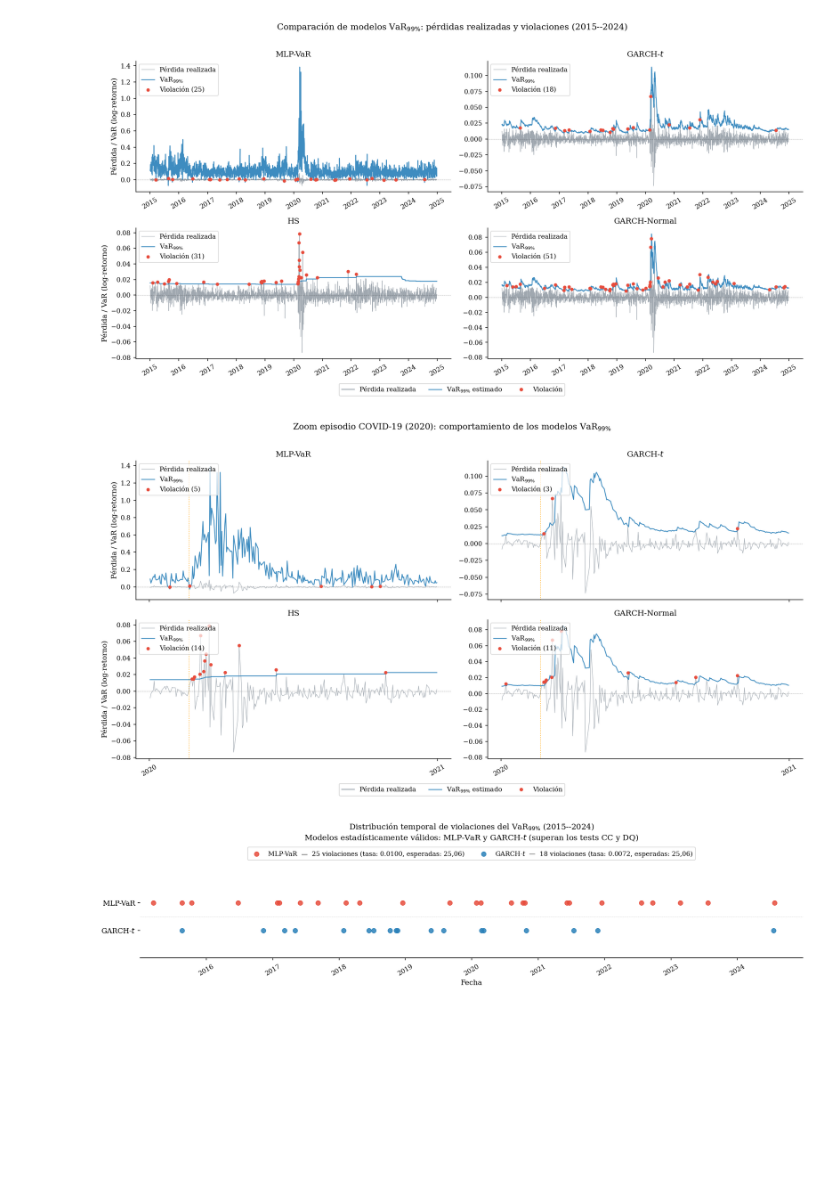
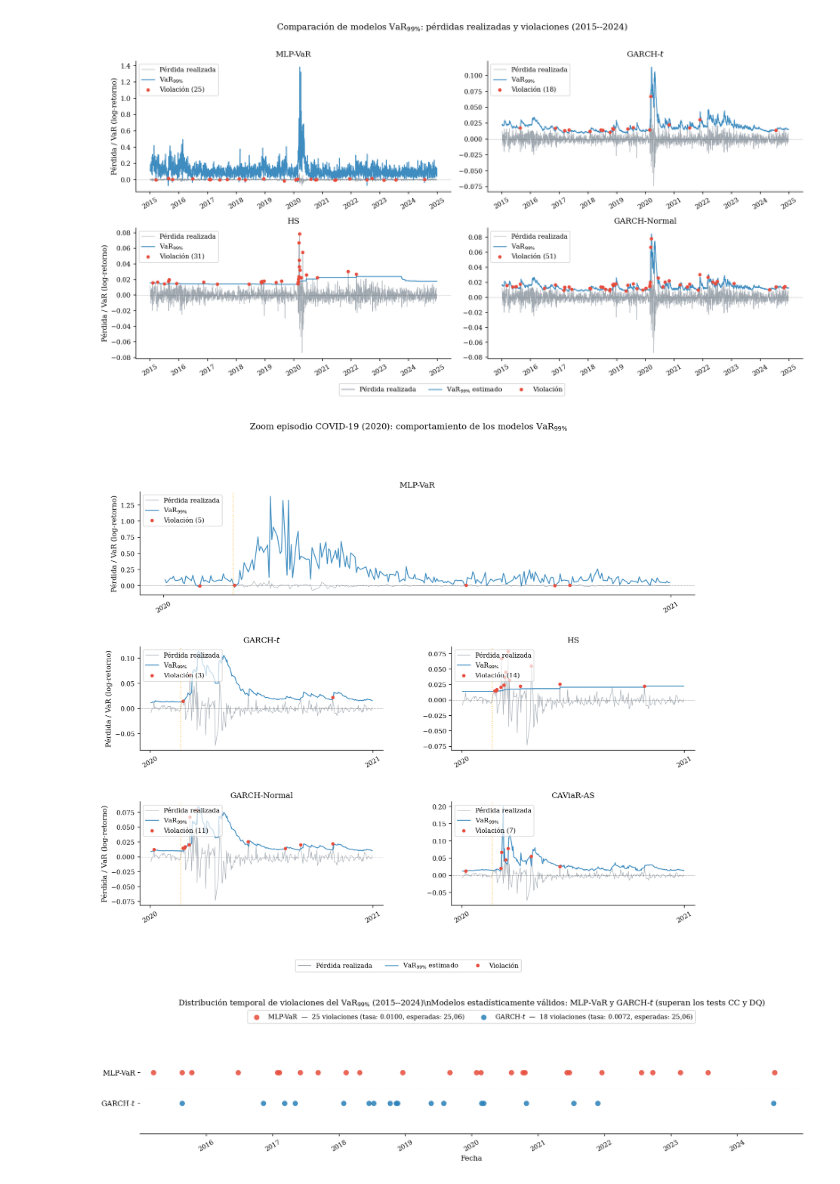
Before and after one commit to gonzalolopezgarcia/TFG-GONZALO-LOPEZ-GARCIA-2026, a Jupyter notebook: notebooks/extraplots.ipynb, the cells around one changed output. Cells and saved outputs as stored; diff of their text form; code cells hidden in the pictures; blank space fills up the shorter version.

```diff
--- a/notebooks/extraplots.ipynb
+++ b/notebooks/extraplots.ipynb
@@ -9,13 +9,18 @@ from matplotlib.lines import Line2D
 # CARGA DE DATOS
 # =========================================================
 
-nn   = pd.read_csv("../data/nn_var_predictions_20.csv",      index_col=0, parse_dates=True)
-hs   = pd.read_csv("../data/hs_var_predictions.csv",          index_col=0, parse_dates=True)
-ga_t = pd.read_csv("../data/garch_t_var_predictions.csv",     index_col=0, parse_dates=True)
-ga_n = pd.read_csv("../data/garch_n_var_predictions.csv",     index_col=0, parse_dates=True)
+nn     = pd.read_csv("../data/nn_var_predictions_20.csv",      index_col=0, parse_dates=True)
+hs     = pd.read_csv("../data/hs_var_predictions.csv",          index_col=0, parse_dates=True)
+ga_t   = pd.read_csv("../data/garch_t_var_predictions.csv",     index_col=0, parse_dates=True)
+ga_n   = pd.read_csv("../data/garch_n_var_predictions.csv",     index_col=0, parse_dates=True)
+caviar = pd.read_csv("../data/caviar_var_predictions.csv",       index_col=0, parse_dates=True)
 
-idx  = nn.index.intersection(hs.index).intersection(ga_t.index).intersection(ga_n.index)
-nn, hs, ga_t, ga_n = nn.loc[idx], hs.loc[idx], ga_t.loc[idx], ga_n.loc[idx]
+idx = (nn.index.intersection(hs.index)
+               .intersection(ga_t.index)
+               .intersection(ga_n.index)
+               .intersection(caviar.index))
+nn, hs, ga_t, ga_n, caviar = (nn.loc[idx], hs.loc[idx], ga_t.loc[idx],
+                               ga_n.loc[idx], caviar.loc[idx])
 
 data = {
     "MLP-VaR":      {"loss": nn["loss_real"].values,
@@ -30,6 +35,9 @@ data = {
     "GARCH-Normal": {"loss": ga_n["loss_real"].values,
                      "var":  ga_n["VaR_GARCH_n"].values,
                      "dates": ga_n.index},
+    "CAViaR-AS":    {"loss": caviar["loss_real"].values,
+                     "var":  caviar["VaR_CAViaR"].values,
+                     "dates": caviar.index},
 }
 
 # =========================================================
@@ -61,7 +69,7 @@ def plot_single(ax, dates, loss, var, title, show_ylabel=True):
     ax.plot(dates, loss, color=LOSS_COLOR, lw=0.6, alpha=ALPHA_LOSS,
             zorder=2, label="Pérdida realizada")
     ax.plot(dates, var,  color=VAR_COLOR,  lw=1.2, alpha=ALPHA_VAR,
-            zorder=3, label="VaR$_{99\%}$")
+            zorder=3, label="VaR$_{99\\%}$")
     ax.scatter(dates[I], loss[I], color=VIOL_COLOR, s=14, zorder=5,
                label=f"Violación ({I.sum()})")
     ax.axhline(0, color="black", lw=0.4, ls="--", alpha=0.4)
@@ -78,7 +86,7 @@ legend_elements = [
     Line2D([0], [0], color=LOSS_COLOR, lw=0.8, alpha=0.7,
            label="Pérdida realizada"),
     Line2D([0], [0], color=VAR_COLOR,  lw=1.2, alpha=0.9,
-           label="VaR$_{99\%}$ estimado"),
+           label="VaR$_{99\\%}$ estimado"),
     Line2D([0], [0], marker="o", color="w", markerfacecolor=VIOL_COLOR,
            markersize=6, label="Violación"),
 ]
@@ -92,7 +100,7 @@ fig1, ax1 = plt.subplots(figsize=(11, 4))
 d = data["MLP-VaR"]
 plot_single(ax1, d["dates"], d["loss"], d["var"],
             title="MLP-VaR: pérdidas realizadas y estimaciones "
-                  "VaR$_{99\%}$ (2015--2024)")
+                  "VaR$_{99\\%}$ (2015--2024)")
 fig1.tight_layout()
 fig1.savefig("../figures/fig_mlp_var_full.pdf", bbox_inches="tight")
 fig1.savefig("../figures/fig_mlp_var_full.png", bbox_inches="tight")
@@ -100,7 +108,7 @@ print("Guardado: fig_mlp_var_full.pdf / .png")
 
 
 # =========================================================
-# FIGURA 2 — Panel 2x2 con los cuatro modelos
+# FIGURA 2 — Panel 2x2 con los cuatro modelos clásicos
 # =========================================================
 
 model_order = ["MLP-VaR", "GARCH-$t$", "HS", "GARCH-Normal"]
@@ -115,7 +123,7 @@ for i, name in enumerate(model_order):
                 title=name, show_ylabel=(i % 2 == 0))
 
 fig2.suptitle(
-    "Comparación de modelos VaR$_{99\%}$: pérdidas realizadas "
+    "Comparación de modelos VaR$_{99\\%}$: pérdidas realizadas "
     "y violaciones (2015--2024)",
     fontsize=12, y=1.01
 )
@@ -129,32 +137,47 @@ print("Guardado: fig_panel_4models.pdf / .png")
 
 # =========================================================
 # FIGURA 3 — Zoom COVID-19: enero 2020 - diciembre 2020
+#            MLP-VaR arriba (ancho completo)
+#            GARCH-t | HS  (fila 2)
+#            GARCH-N | CAViaR-AS (fila 3)
 # =========================================================
 
 covid_start = pd.Timestamp("2020-01-01")
 covid_end   = pd.Timestamp("2020-12-31")
 
-fig3, axes3 = plt.subplots(2, 2, figsize=(14, 7),
-                            sharex=True, sharey=False)
-axes3 = axes3.flatten()
+bottom_models = ["GARCH-$t$", "HS", "GARCH-Normal", "CAViaR-AS"]
 
-for i, name in enumerate(model_order):
+fig3 = plt.figure(figsize=(14, 10.5))
+gs   = fig3.add_gridspec(3, 2, hspace=0.50, wspace=0.28)
+
+ax_top  = fig3.add_subplot(gs[0, :])
+ax_bot  = [fig3.add_subplot(gs[1 + r, c]) for r in range(2) for c in range(2)]
+
+# Panel superior — MLP-VaR
+d    = data["MLP-VaR"]
+mask = (d["dates"] >= covid_start) & (d["dates"] <= covid_end)
+plot_single(ax_top, d["dates"][mask], d["loss"][mask], d["var"][mask],
+            title="MLP-VaR", show_ylabel=True)
+ax_top.axvline(pd.Timestamp("2020-02-20"), color="orange",
+               lw=1.0, ls=":", alpha=0.8, zorder=1)
+
+# Paneles inferiores — 4 modelos en 2×2
+for ax, name in zip(ax_bot, bottom_models):
     d    = data[name]
     mask = (d["dates"] >= covid_start) & (d["dates"] <= covid_end)
-    plot_single(axes3[i],
-                d["dates"][mask], d["loss"][mask], d["var"][mask],
-                title=name, show_ylabel=(i % 2 == 0))
-    axes3[i].axvline(pd.Timestamp("2020-02-20"), color="orange",
-                     lw=1.0, ls=":", alpha=0.8, zorder=1)
+    show_y = (ax is ax_bot[0]) or (ax is ax_bot[2])
+    plot_single(ax, d["dates"][mask], d["loss"][mask], d["var"][mask],
+                title=name, show_ylabel=show_y)
+    ax.axvline(pd.Timestamp("2020-02-20"), color="orange",
+               lw=1.0, ls=":", alpha=0.8, zorder=1)
 
 fig3.suptitle(
     "Zoom episodio COVID-19 (2020): comportamiento de los modelos "
-    "VaR$_{99\%}$",
+    "VaR$_{99\\%}$",
     fontsize=12, y=1.01
 )
 fig3.legend(handles=legend_elements, loc="lower center",
-            ncol=3, framealpha=0.8, bbox_to_anchor=(0.5, -0.04))
-fig3.tight_layout()
+            ncol=3, framealpha=0.8, bbox_to_anchor=(0.5, -0.02))
 fig3.savefig("../figures/fig_zoom_covid.pdf", bbox_inches="tight")
 fig3.savefig("../figures/fig_zoom_covid.png", bbox_inches="tight")
 print("Guardado: fig_zoom_covid.pdf / .png")
@@ -200,34 +223,34 @@ ax4.set_xlabel("Fecha", fontsize=10)
 ax4.spines["top"].set_visible(False)
 ax4.spines["right"].set_visible(False)
 ax4.spines["left"].set_visible(False)
 ax4.axhline(1.0, color="grey", lw=0.4, ls="--", alpha=0.4)
 
 ax4.legend(loc="upper center", framealpha=0.8,
            bbox_to_anchor=(0.5, 1.18), ncol=2, fontsize=9)
 
 ax4.set_title(
-    "Distribución temporal de violaciones del VaR$_{99\%}$ (2015--2024)\n"
+    "Distribución temporal de violaciones del VaR$_{99\\%}$ (2015--2024)\\n"
     "Modelos estadísticamente válidos: MLP-VaR y GARCH-$t$ "
     "(superan los tests CC y DQ)",
     fontsize=11, pad=30
 )
 
 fig4.tight_layout()
 fig4.savefig("../figures/fig_violaciones_temporales.pdf", bbox_inches="tight")
 fig4.savefig("../figures/fig_violaciones_temporales.png", bbox_inches="tight")
 
 plt.show()
-print("\nFiguras generadas correctamente.")
+print("\\nFiguras generadas correctamente.")
 print("Archivos producidos:")
 print("  fig_mlp_var_full.pdf / .png")
 print("  fig_panel_4models.pdf / .png")
 print("  fig_zoom_covid.pdf / .png")
 print("  fig_violaciones_temporales.pdf / .png")
 # %% [output]
 Guardado: fig_mlp_var_full.pdf / .png
 Guardado: fig_panel_4models.pdf / .png
 Guardado: fig_zoom_covid.pdf / .png
 [figure]
 [figure]
-[figure, old version]
+[figure, new version]
-[figure, old version]
+[figure, new version]
```
Also changed, not shown: parts of 1 cell of this notebook, 53 other files.
